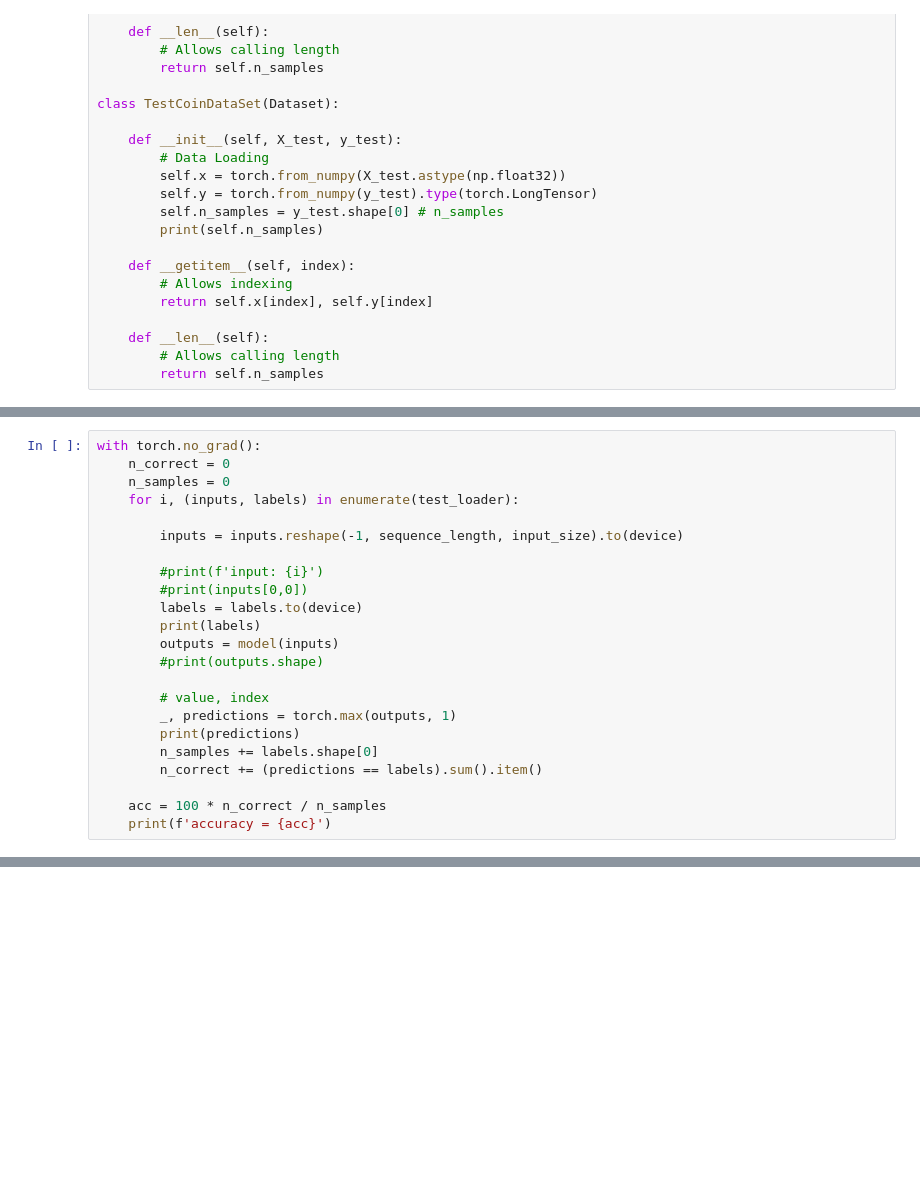
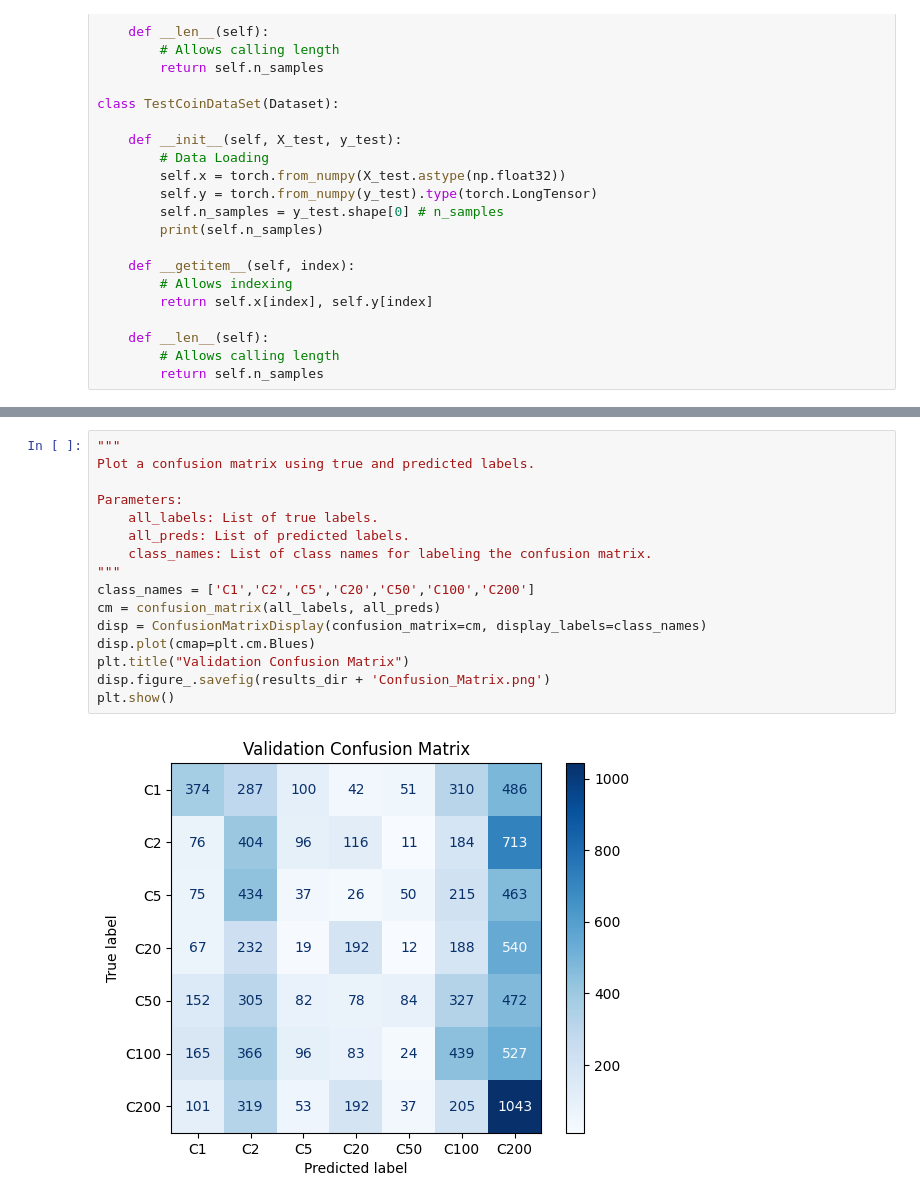
Before and after one commit to davidogarzas/CoinAI, a Jupyter notebook: rnn.ipynb, the cells around one changed output, grey strips where cells are left out. Saved outputs shown, nothing was run; the diff lists cells and outputs as text; blank space fills up the shorter version.

```diff
--- a/rnn.ipynb
+++ b/rnn.ipynb
@@ -202,23 +371,0 @@ epoch 2 / 2, step 218/219, loss = 1.8705
-# %%
-with torch.no_grad():
-    n_correct = 0
-    n_samples = 0
-    for i, (inputs, labels) in enumerate(test_loader):
-
-        inputs = inputs.reshape(-1, sequence_length, input_size).to(device)
-
-        #print(f'input: {i}')
-        #print(inputs[0,0])
-        labels = labels.to(device)
-        print(labels)
-        outputs = model(inputs)
-        #print(outputs.shape)
-
-        # value, index
-        _, predictions = torch.max(outputs, 1)
-        print(predictions)
-        n_samples += labels.shape[0]
-        n_correct += (predictions == labels).sum().item()
-
-    acc = 100 * n_correct / n_samples
-    print(f'accuracy = {acc}')
@@ -242,0 +528,18 @@ accuracy = 27.397260273972602
+# %%
+"""
+Plot a confusion matrix using true and predicted labels.
+
+Parameters:
+    all_labels: List of true labels.
+    all_preds: List of predicted labels.
+    class_names: List of class names for labeling the confusion matrix.
+"""
+class_names = ['C1','C2','C5','C20','C50','C100','C200']
+cm = confusion_matrix(all_labels, all_preds)
+disp = ConfusionMatrixDisplay(confusion_matrix=cm, display_labels=class_names)
+disp.plot(cmap=plt.cm.Blues)
+plt.title("Validation Confusion Matrix")
+disp.figure_.savefig(results_dir + 'Confusion_Matrix.png')
+plt.show()
+# %% [output]
+[figure, added]
```
Also changed, not shown: parts of 24 cells of this notebook, 3 other files.
